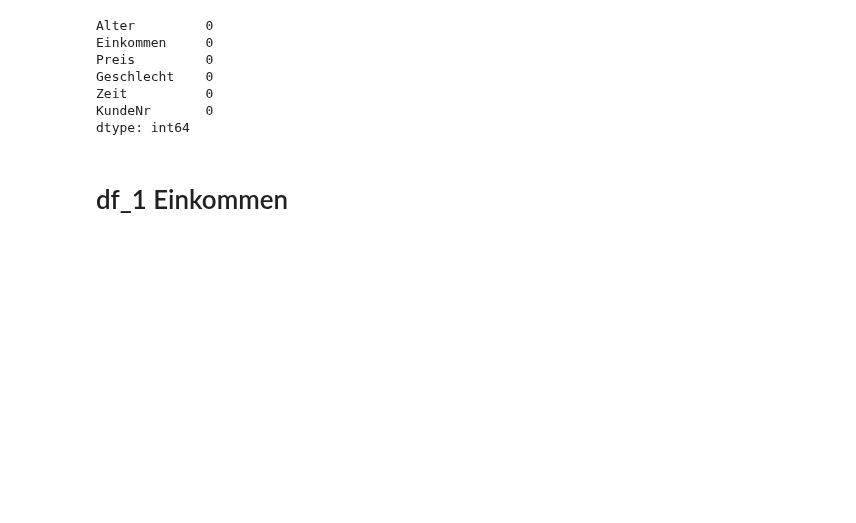
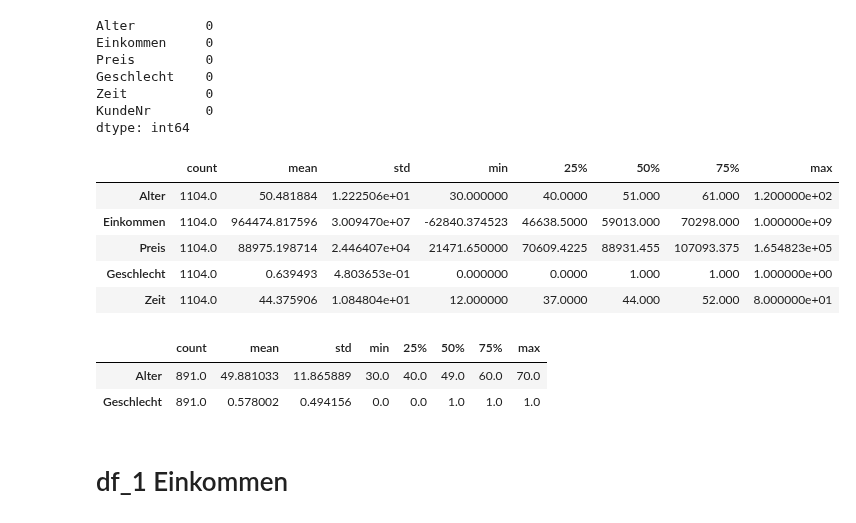
Before and after one commit to Dennis130301/final_projectWS23_Group1, a Jupyter notebook: Projekt_Gruppe1.ipynb, the cells around one changed output. Cells and saved outputs as stored; diff of their text form; code cells hidden in the pictures; blank space fills up the shorter version.

```diff
--- a/Projekt_Gruppe1.ipynb
+++ b/Projekt_Gruppe1.ipynb
@@ -98,6 +98,21 @@ Geschlecht    0
 Zeit          0
 KundeNr       0
 dtype: int64
+# %%
+df_1.describe().T
+# %% [output]
+|  | count | mean | std | min | 25% | 50% | 75% | max |
+| Alter | 1104.0 | 50.481884 | 1.222506e+01 | 30.000000 | 40.0000 | 51.000 | 61.000 | 1.200000e+02 |
+| Einkommen | 1104.0 | 964474.817596 | 3.009470e+07 | -62840.374523 | 46638.5000 | 59013.000 | 70298.000 | 1.000000e+09 |
+| Preis | 1104.0 | 88975.198714 | 2.446407e+04 | 21471.650000 | 70609.4225 | 88931.455 | 107093.375 | 1.654823e+05 |
+| Geschlecht | 1104.0 | 0.639493 | 4.803653e-01 | 0.000000 | 0.0000 | 1.000 | 1.000 | 1.000000e+00 |
+| Zeit | 1104.0 | 44.375906 | 1.084804e+01 | 12.000000 | 37.0000 | 44.000 | 52.000 | 8.000000e+01 |
+# %%
+df_2.describe().T
+# %% [output]
+|  | count | mean | std | min | 25% | 50% | 75% | max |
+| Alter | 891.0 | 49.881033 | 11.865889 | 30.0 | 40.0 | 49.0 | 60.0 | 70.0 |
+| Geschlecht | 891.0 | 0.578002 | 0.494156 | 0.0 | 0.0 | 1.0 | 1.0 | 1.0 |
 # %% [markdown]
 # df_1 Einkommen
 # %%
```
Also changed, not shown: parts of 69 cells of this notebook, 34 other files.
